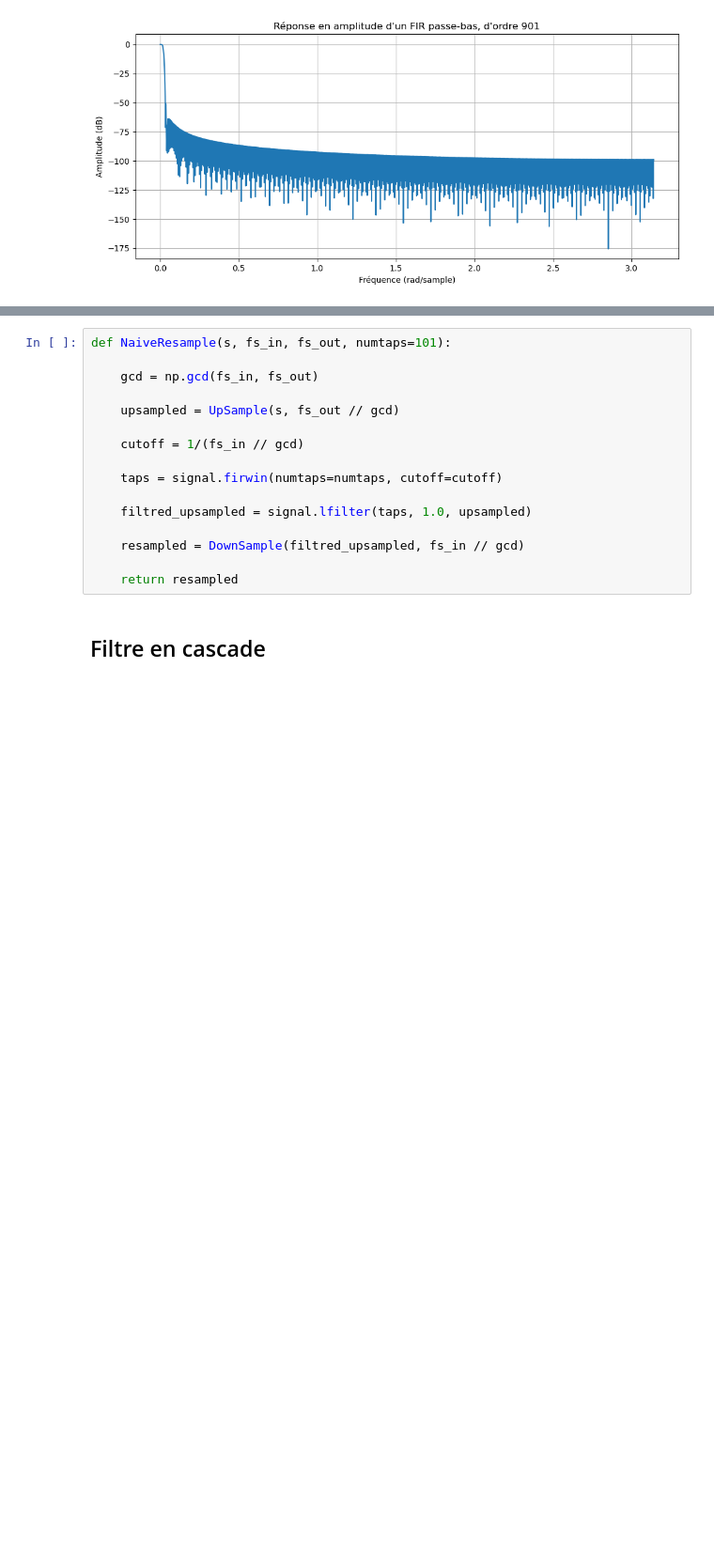
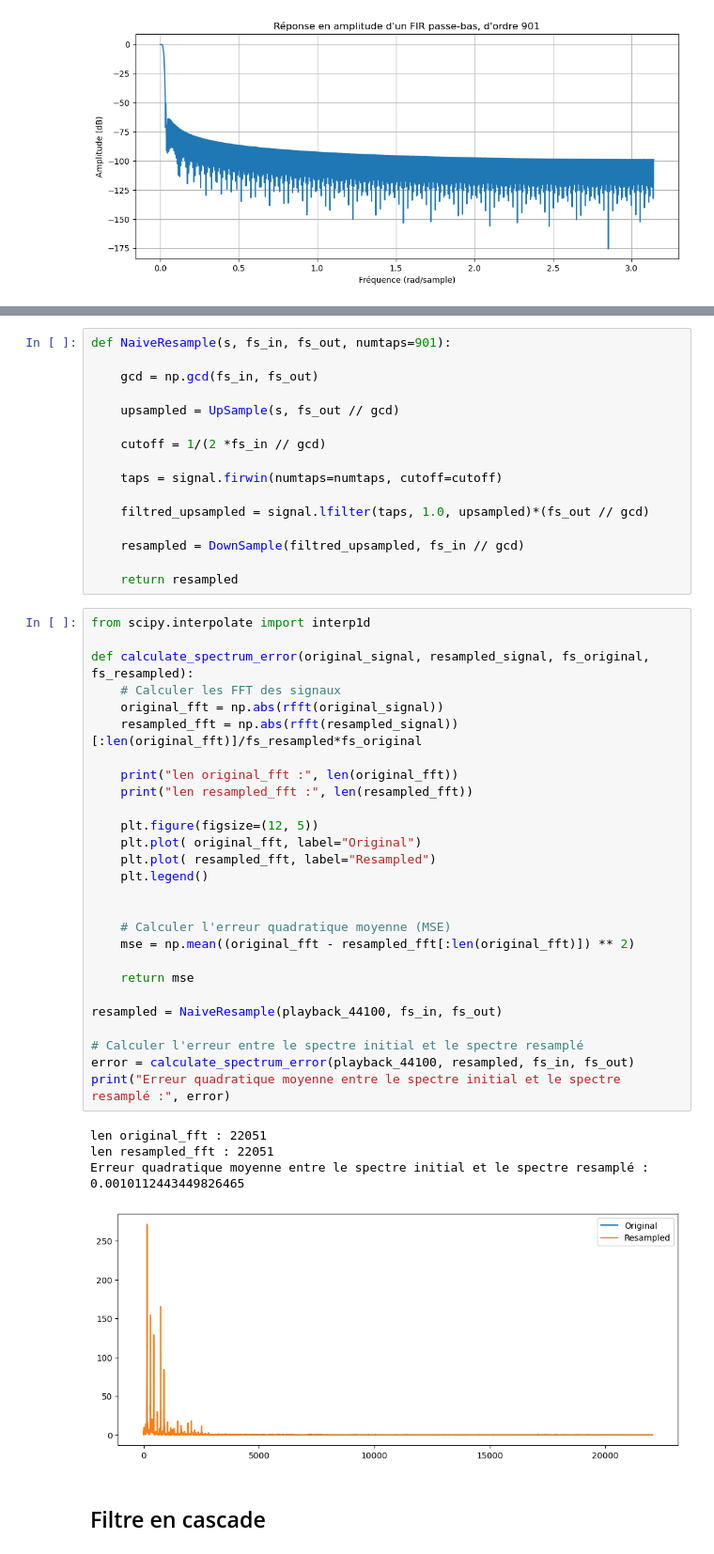
Before and after one commit to tutur90/Modelisation-Chaine-Traitement-Numerique, a Jupyter notebook: TP2.ipynb, the cells around one changed output, grey strips where cells are left out. Shown at 94% size. Saved outputs shown, nothing was run; the diff lists cells and outputs as text; blank space fills up the shorter version.

```diff
--- a/TP2.ipynb
+++ b/TP2.ipynb
@@ -144,19 +144,51 @@ Text(0, 0.5, 'Amplitude')
 # %%
-def NaiveResample(s, fs_in, fs_out, numtaps=101):
+def NaiveResample(s, fs_in, fs_out, numtaps=901):
 
     gcd = np.gcd(fs_in, fs_out)
 
     upsampled = UpSample(s, fs_out // gcd)
 
-    cutoff = 1/(fs_in // gcd)
+    cutoff = 1/(2 *fs_in // gcd)
 
     taps = signal.firwin(numtaps=numtaps, cutoff=cutoff)
 
-    filtred_upsampled = signal.lfilter(taps, 1.0, upsampled)
+    filtred_upsampled = signal.lfilter(taps, 1.0, upsampled)*(fs_out // gcd)
 
     resampled = DownSample(filtred_upsampled, fs_in // gcd)
 
     return resampled
+# %%
+from scipy.interpolate import interp1d
+
+def calculate_spectrum_error(original_signal, resampled_signal, fs_original, fs_resampled):
+    # Calculer les FFT des signaux
+    original_fft = np.abs(rfft(original_signal))
+    resampled_fft = np.abs(rfft(resampled_signal))[:len(original_fft)]/fs_resampled*fs_original
+
+    print("len original_fft :", len(original_fft))
+    print("len resampled_fft :", len(resampled_fft))
+
+    plt.figure(figsize=(12, 5))
+    plt.plot( original_fft, label="Original")
+    plt.plot( resampled_fft, label="Resampled")
+    plt.legend()
+
+
+    # Calculer l'erreur quadratique moyenne (MSE)
+    mse = np.mean((original_fft - resampled_fft[:len(original_fft)]) ** 2)
+
+    return mse
+
+resampled = NaiveResample(playback_44100, fs_in, fs_out)
+
+# Calculer l'erreur entre le spectre initial et le spectre resamplé
+error = calculate_spectrum_error(playback_44100, resampled, fs_in, fs_out)
+print("Erreur quadratique moyenne entre le spectre initial et le spectre resamplé :", error)
+# %% [output]
+len original_fft : 22051
+len resampled_fft : 22051
+Erreur quadratique moyenne entre le spectre initial et le spectre resamplé : 0.0010112443449826465
+[figure, added]
 # %% [markdown]
 ## Filtre en cascade
 # %%
```
Also changed, not shown: parts of 7 cells of this notebook, 1 other file.
